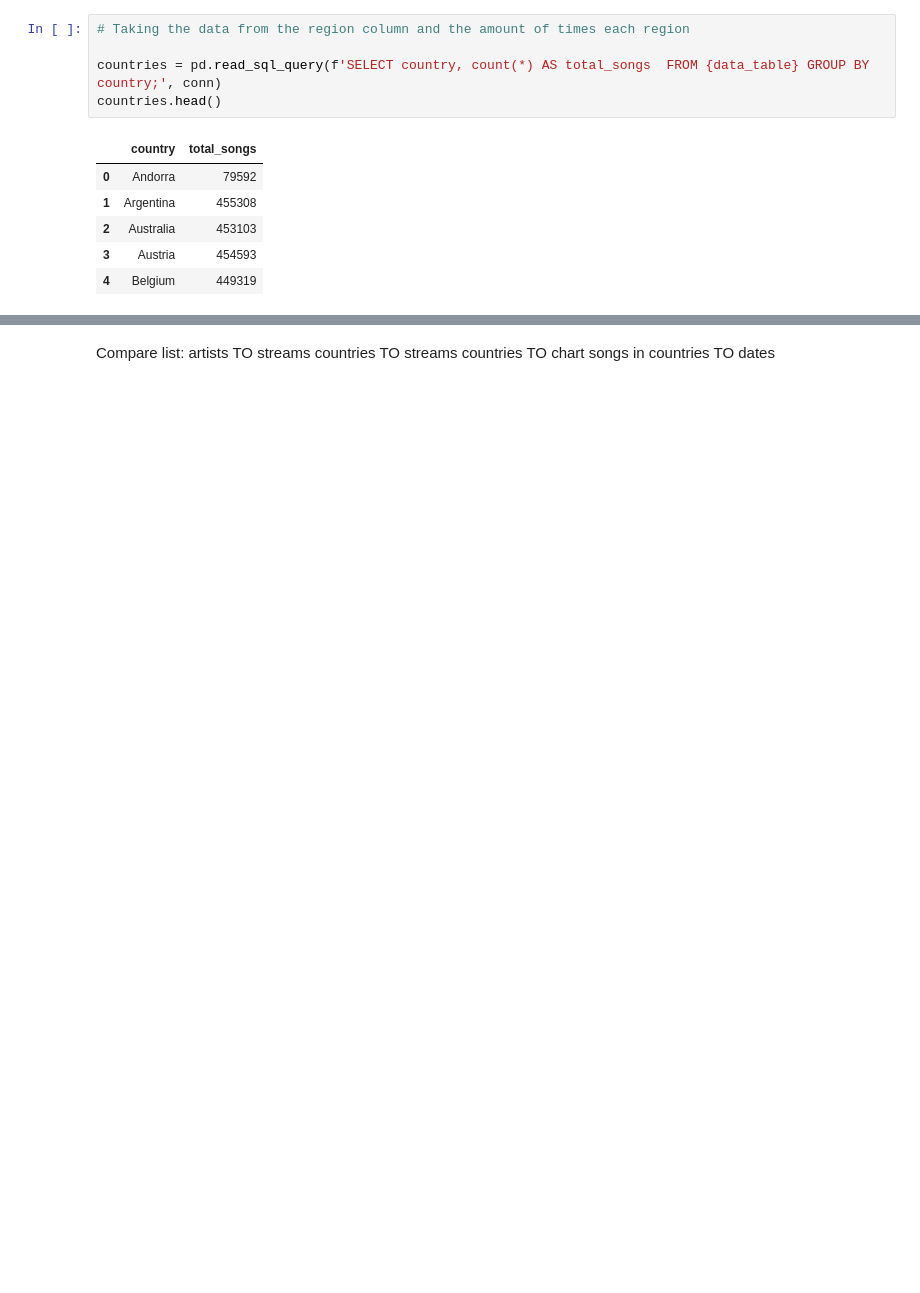
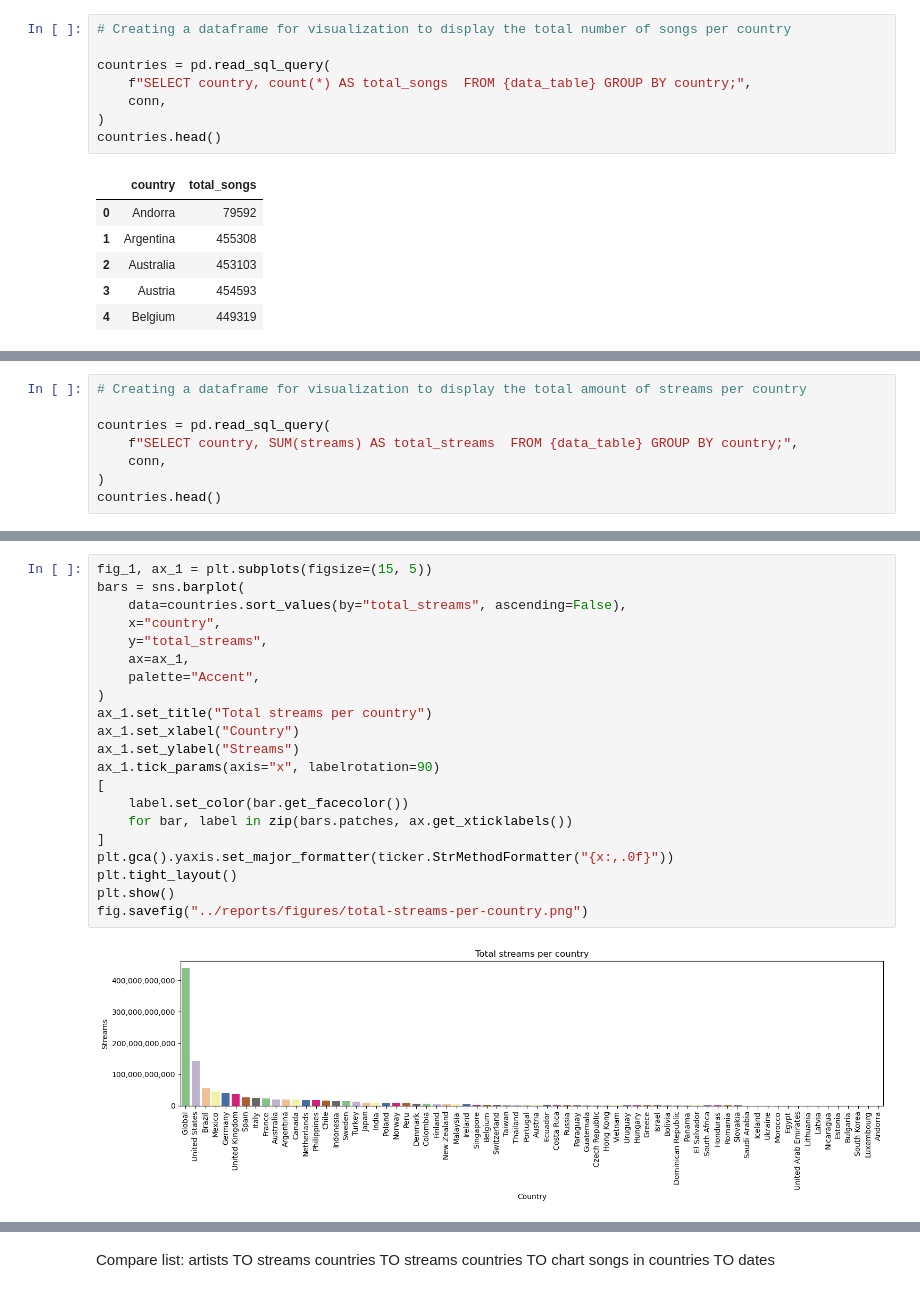
Before and after one commit to dmshakur/spotify-data-analysis, a Jupyter notebook: notebooks/data_analysis.ipynb, the cells around one changed output, grey strips where cells are left out. Saved outputs shown, nothing was run; the diff lists cells and outputs as text; blank space fills up the shorter version.

```diff
--- a/notebooks/data_analysis.ipynb
+++ b/notebooks/data_analysis.ipynb
@@ -27,9 +31,12 @@ pd.read_sql_query(f'SELECT * FROM {data_table} LIMIT 10;', conn)
 | 8 | 2017-01-01T00:00:00 | Carlos Vives, Shakira | Argentina | top200 | MOVE_UP | 126389 |
 | 9 | 2017-01-01T00:00:00 | Ozuna | Argentina | top200 | MOVE_DOWN | 112012 |
 # %%
-# Taking the data from the region column and the amount of times each region
+# Creating a dataframe for visualization to display the total number of songs per country
 
-countries = pd.read_sql_query(f'SELECT country, count(*) AS total_songs  FROM {data_table} GROUP BY country;', conn)
+countries = pd.read_sql_query(
+    f"SELECT country, count(*) AS total_songs  FROM {data_table} GROUP BY country;",
+    conn,
+)
 countries.head()
 # %% [output]
 |  | country | total_songs |
@@ -58,2 +68,10 @@ fig.savefig('../reports/figures/number-of-songs-per-country.png')
 # %% [output]
 [figure]
+# %%
+# Creating a dataframe for visualization to display the total amount of streams per country
+
+countries = pd.read_sql_query(
+    f"SELECT country, SUM(streams) AS total_streams  FROM {data_table} GROUP BY country;",
+    conn,
+)
+countries.head()
@@ -60 +85,24 @@ fig.savefig('../reports/figures/number-of-songs-per-country.png')
+# %%
+fig_1, ax_1 = plt.subplots(figsize=(15, 5))
+bars = sns.barplot(
+    data=countries.sort_values(by="total_streams", ascending=False),
+    x="country",
+    y="total_streams",
+    ax=ax_1,
+    palette="Accent",
+)
+ax_1.set_title("Total streams per country")
+ax_1.set_xlabel("Country")
+ax_1.set_ylabel("Streams")
+ax_1.tick_params(axis="x", labelrotation=90)
+[
+    label.set_color(bar.get_facecolor())
+    for bar, label in zip(bars.patches, ax.get_xticklabels())
+]
+plt.gca().yaxis.set_major_formatter(ticker.StrMethodFormatter("{x:,.0f}"))
+plt.tight_layout()
+plt.show()
+fig.savefig("../reports/figures/total-streams-per-country.png")
+# %% [output]
+[figure, added]
 # %% [markdown]
```
Also changed, not shown: parts of 19 cells of this notebook, 4 other files.
